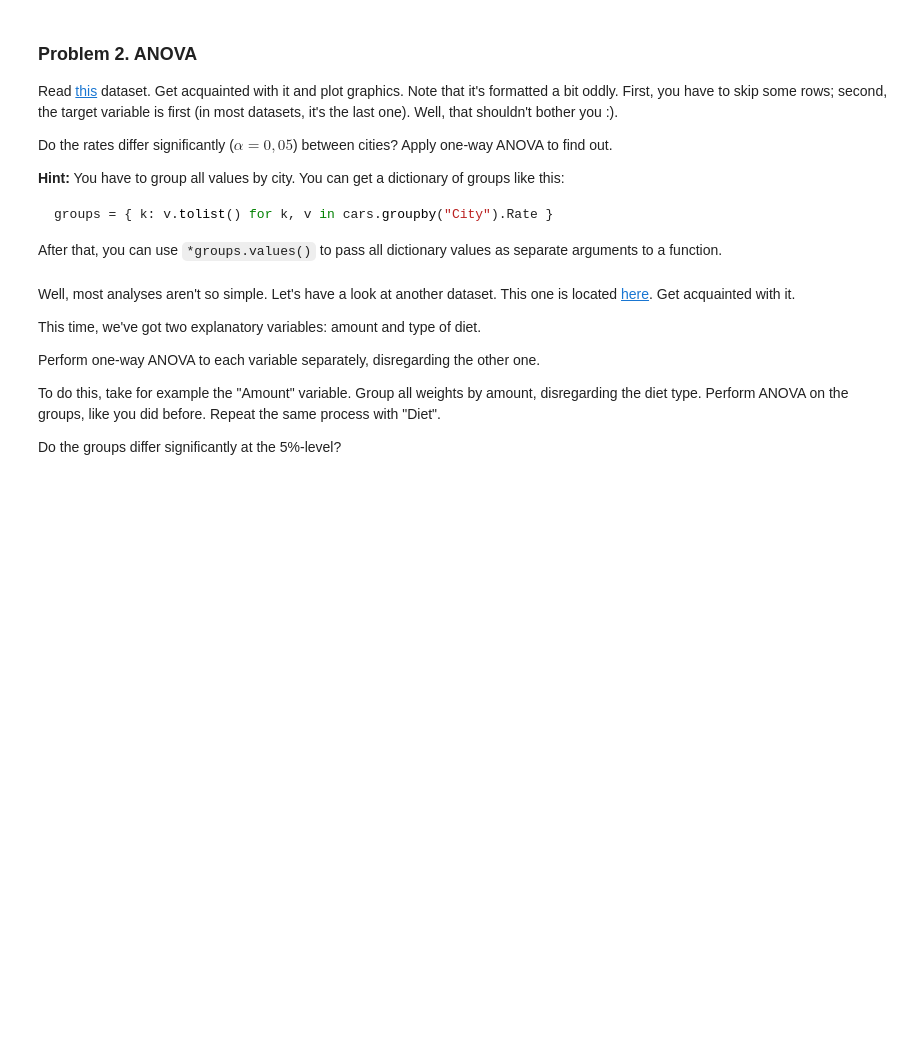
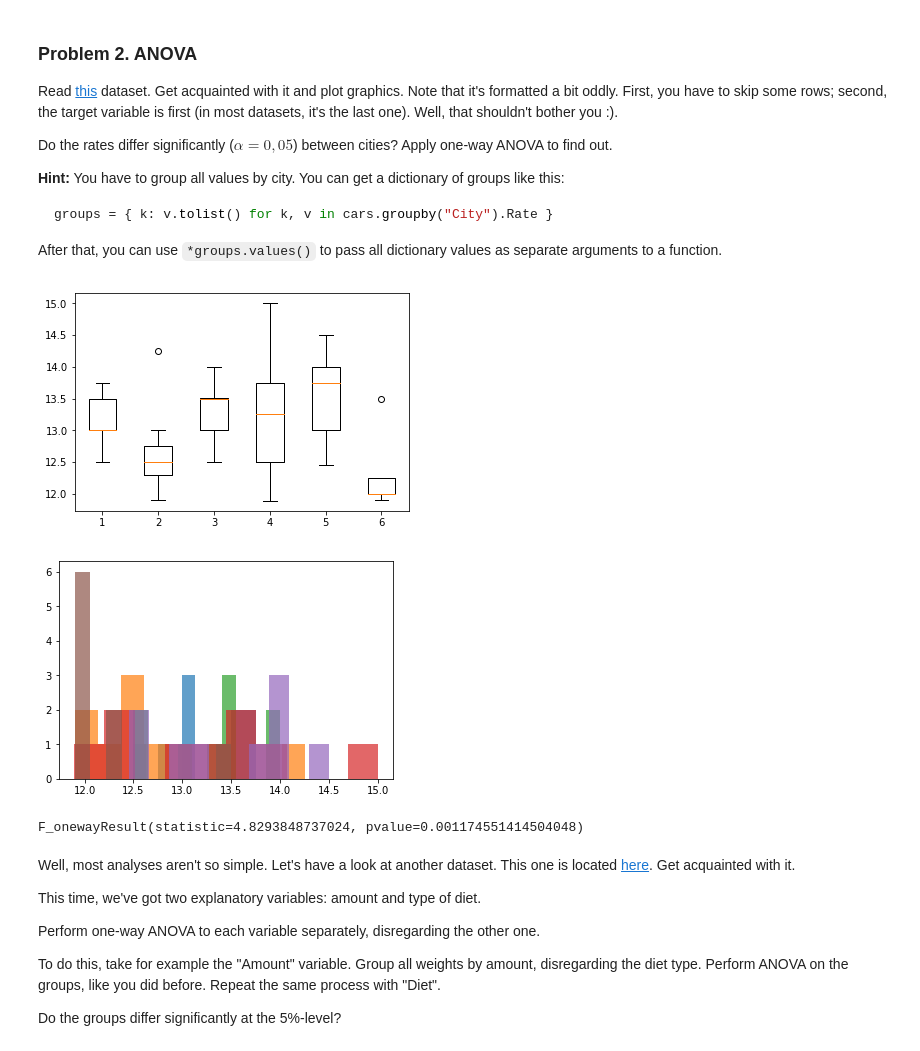
Before and after one commit to HristoRaykov/ArtIntelligence-04.2019, a Jupyter notebook: MathConcepts/07.HypothesisTesting/14. Hypothesis-Testing-Exercise/Hypothesis Testing Exercise.ipynb, the cells around one changed output. Saved outputs shown, nothing was run; the diff lists cells and outputs as text; code cells hidden in the pictures; blank space fills up the shorter version.

```diff
--- a/MathConcepts/07.HypothesisTesting/14. Hypothesis-Testing-Exercise/Hypothesis Testing Exercise.ipynb
+++ b/MathConcepts/07.HypothesisTesting/14. Hypothesis-Testing-Exercise/Hypothesis Testing Exercise.ipynb
@@ -90,3 +94,18 @@
+# %%
+rates_data = pd.read_fwf("https://www.itl.nist.gov/div898/education/anova/newcar.dat", skiprows=25, names=["rates", "cities"],header=None)
+city_groups = { k: v.tolist() for k, v in rates_data.groupby("cities").rates}
+plt.boxplot(city_groups.values())
+plt.show()
+for group_rates in city_groups.values():
+    plt.hist(group_rates, alpha=0.7)
+plt.show()
+# %% [output]
+[figure, added]
+[figure, added]
+# %%
+st.f_oneway(*city_groups.values())
+# %% [output]
+F_onewayResult(statistic=4.8293848737024, pvalue=0.001174551414504048)
 # %% [markdown]
 Well, most analyses aren't so simple. Let's have a look at another dataset. This one is located [here](http://www.itl.nist.gov/div898/education/anova/ratfeed.dat). Get acquainted with it.
 
```
Also changed, not shown: parts of 17 cells of this notebook.
